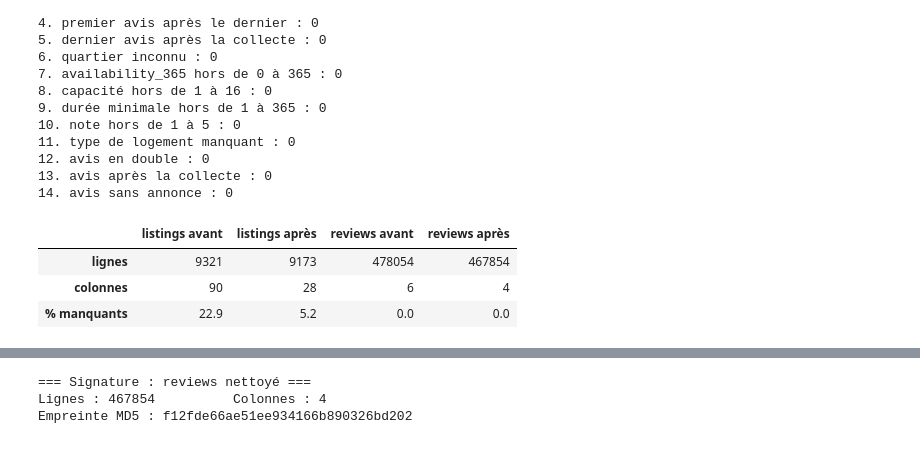
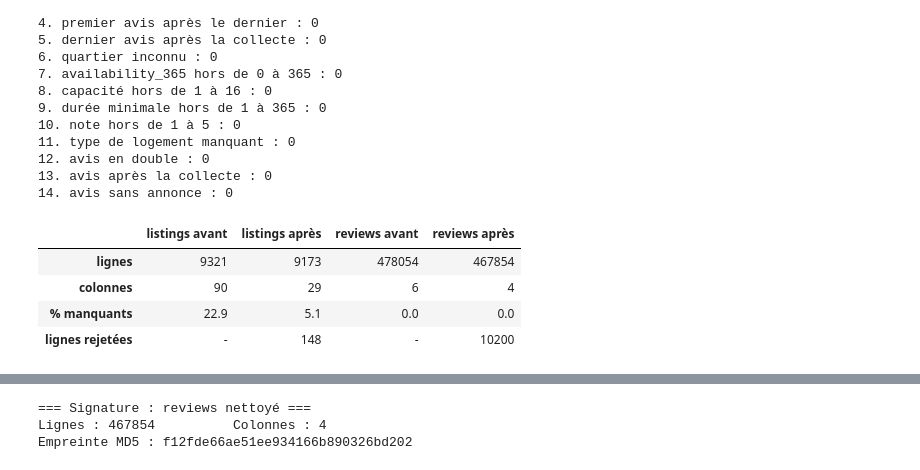
Before and after one commit to soufayanounjiasse/airbnb-investissement-lyon, a Jupyter notebook: notebooks/A_data_management.ipynb, the cells around one changed output, grey strips where cells are left out. Drawn from its saved outputs; the diff is of its cells as text; code cells hidden in the pictures.

```diff
--- a/notebooks/A_data_management.ipynb
+++ b/notebooks/A_data_management.ipynb
@@ -322,10 +327,12 @@ def nombre_sdb(texte):
     return float(texte.split(" ")[0])        # "1.5 baths" -> 1.5
 
 listings["nb_sdb"] = listings["bathrooms_text"].map(nombre_sdb)
+listings["sdb_partagee"] = listings["bathrooms_text"].str.lower().str.contains("shared", na=False)   # "1 shared bath"
 listings = listings.drop(columns="bathrooms_text")
 
 # amenities est un texte qui ressemble à une liste : json.loads le transforme en vraie liste
 listings["amenities"] = listings["amenities"].map(json.loads)
 listings["nb_equipements"] = listings["amenities"].map(len)
+print("salles de bain partagées :", listings["sdb_partagee"].sum())
 print(listings[["nb_sdb", "nb_equipements"]].describe())
 # %% [output]
@@ -735,16 +745,18 @@ print("14. avis sans annonce :", (~reviews["listing_id"].isin(listings["id"])).s
 # %%
 bilan = pd.DataFrame({
     "listings avant": [listings_brut.shape[0], listings_brut.shape[1], round(listings_brut.isna().mean().mean() * 100, 1)],
     "listings après": [listings.shape[0], listings.shape[1], round(listings.isna().mean().mean() * 100, 1)],
     "reviews avant": [reviews_brut.shape[0], reviews_brut.shape[1], round(reviews_brut.isna().mean().mean() * 100, 1)],
     "reviews après": [reviews.shape[0], reviews.shape[1], round(reviews.isna().mean().mean() * 100, 1)],
 }, index=["lignes", "colonnes", "% manquants"], dtype=object)
+bilan.loc["lignes rejetées"] = ["-", len(rejets_listings), "-", len(rejets_reviews)]
 bilan
 # %% [output]
 |  | listings avant | listings après | reviews avant | reviews après |
 | lignes | 9321 | 9173 | 478054 | 467854 |
-| colonnes | 90 | 28 | 6 | 4 |
-| % manquants | 22.9 | 5.2 | 0.0 | 0.0 |
+| colonnes | 90 | 29 | 6 | 4 |
+| % manquants | 22.9 | 5.1 | 0.0 | 0.0 |
+| lignes rejetées | - | 148 | - | 10200 |
 # %%
 signature_listings = signature(listings, "listings nettoyé")
 # %% [output]
```
Also changed, not shown: parts of 7 cells of this notebook.
